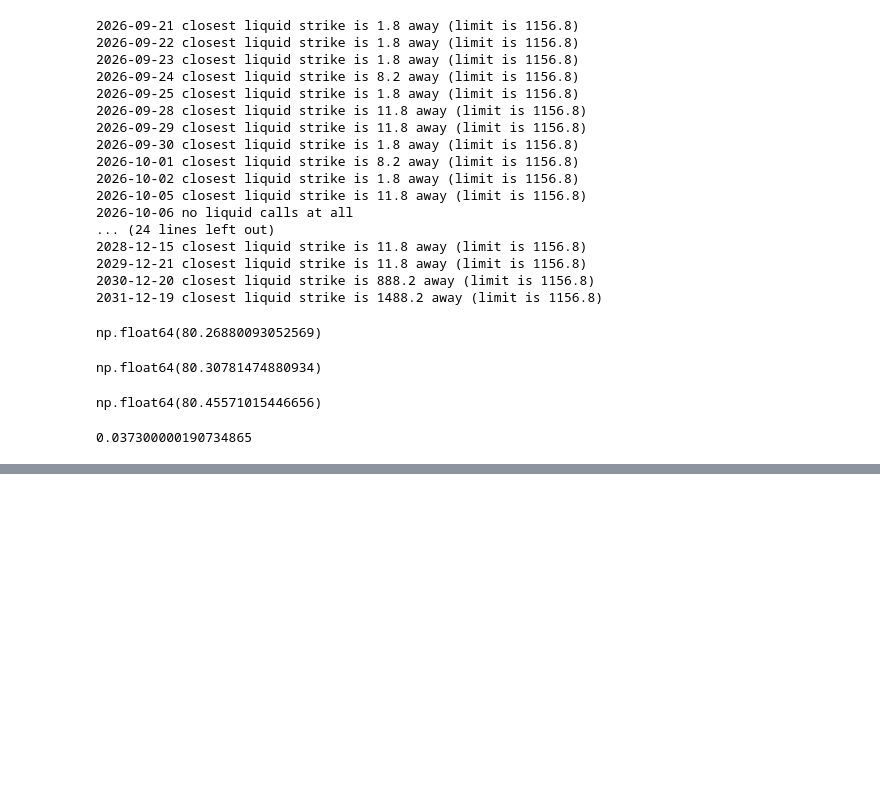
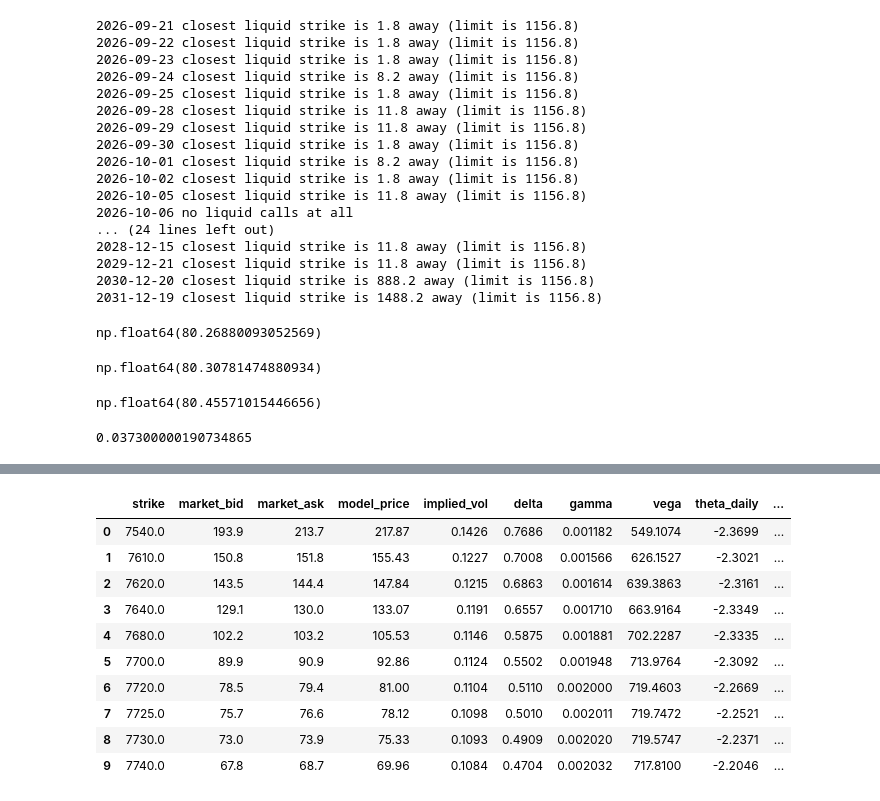
Before and after one commit to anshkumarjethani/Derivatives-Pricing-Engine, a Jupyter notebook: notebooks/exploration.ipynb, the cells around one changed output, grey strips where cells are left out. Cells and saved outputs as stored; diff of their text form; code cells hidden in the pictures; blank space fills up the shorter version.

```diff
--- a/notebooks/exploration.ipynb
+++ b/notebooks/exploration.ipynb
@@ -992,0 +1061,14 @@ r
+# %%
+results.head(10)
+# %% [output]
+|  | strike | market_bid | market_ask | model_price | implied_vol | delta | gamma | vega | theta_daily | ... |
+| 0 | 7540.0 | 193.9 | 213.7 | 217.87 | 0.1426 | 0.7686 | 0.001182 | 549.1074 | -2.3699 | ... |
+| 1 | 7610.0 | 150.8 | 151.8 | 155.43 | 0.1227 | 0.7008 | 0.001566 | 626.1527 | -2.3021 | ... |
+| 2 | 7620.0 | 143.5 | 144.4 | 147.84 | 0.1215 | 0.6863 | 0.001614 | 639.3863 | -2.3161 | ... |
+| 3 | 7640.0 | 129.1 | 130.0 | 133.07 | 0.1191 | 0.6557 | 0.001710 | 663.9164 | -2.3349 | ... |
+| 4 | 7680.0 | 102.2 | 103.2 | 105.53 | 0.1146 | 0.5875 | 0.001881 | 702.2287 | -2.3335 | ... |
+| 5 | 7700.0 | 89.9 | 90.9 | 92.86 | 0.1124 | 0.5502 | 0.001948 | 713.9764 | -2.3092 | ... |
+| 6 | 7720.0 | 78.5 | 79.4 | 81.00 | 0.1104 | 0.5110 | 0.002000 | 719.4603 | -2.2669 | ... |
+| 7 | 7725.0 | 75.7 | 76.6 | 78.12 | 0.1098 | 0.5010 | 0.002011 | 719.7472 | -2.2521 | ... |
+| 8 | 7730.0 | 73.0 | 73.9 | 75.33 | 0.1093 | 0.4909 | 0.002020 | 719.5747 | -2.2371 | ... |
+| 9 | 7740.0 | 67.8 | 68.7 | 69.96 | 0.1084 | 0.4704 | 0.002032 | 717.8100 | -2.2046 | ... |
```
Also changed, not shown: parts of 15 cells of this notebook, 4 other files.
